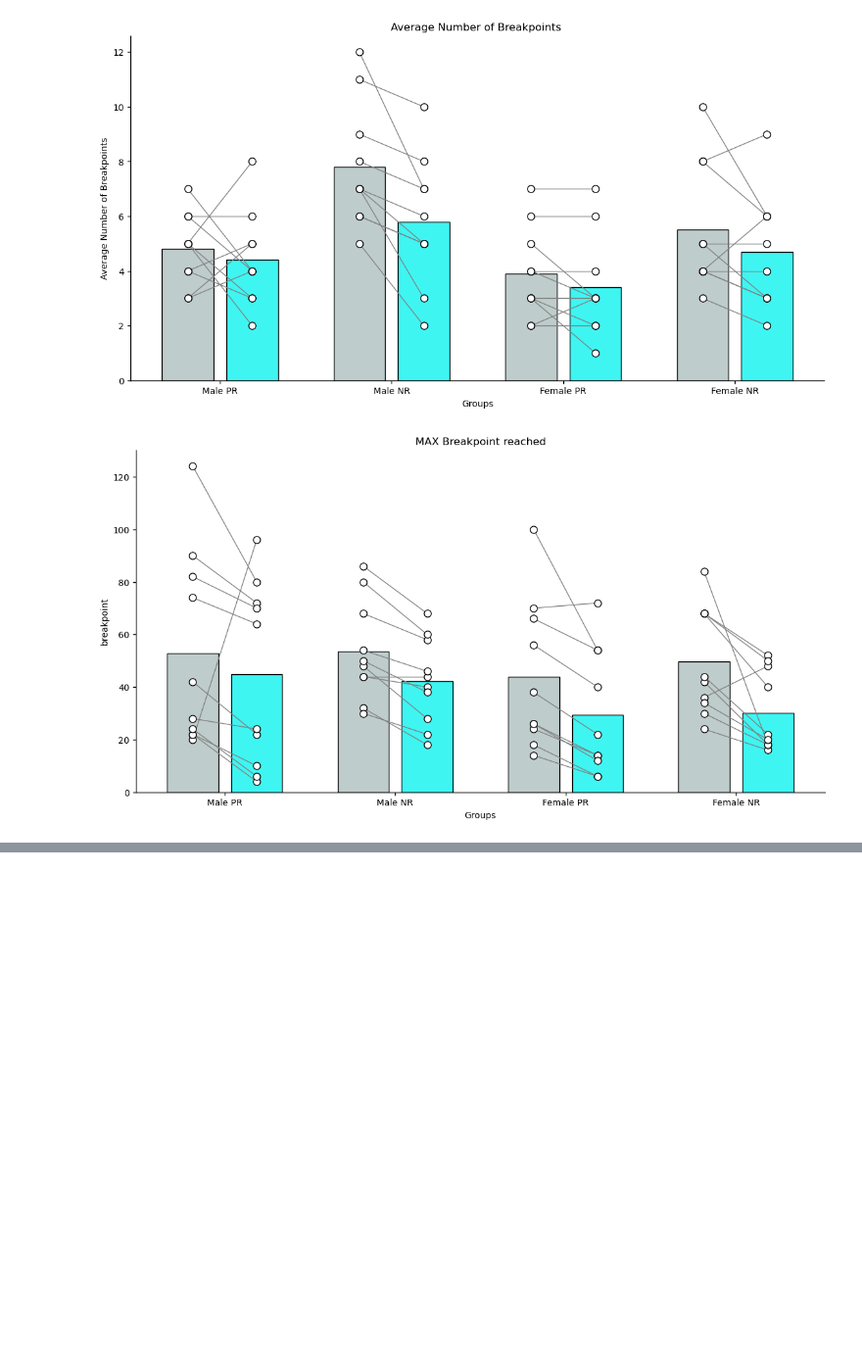
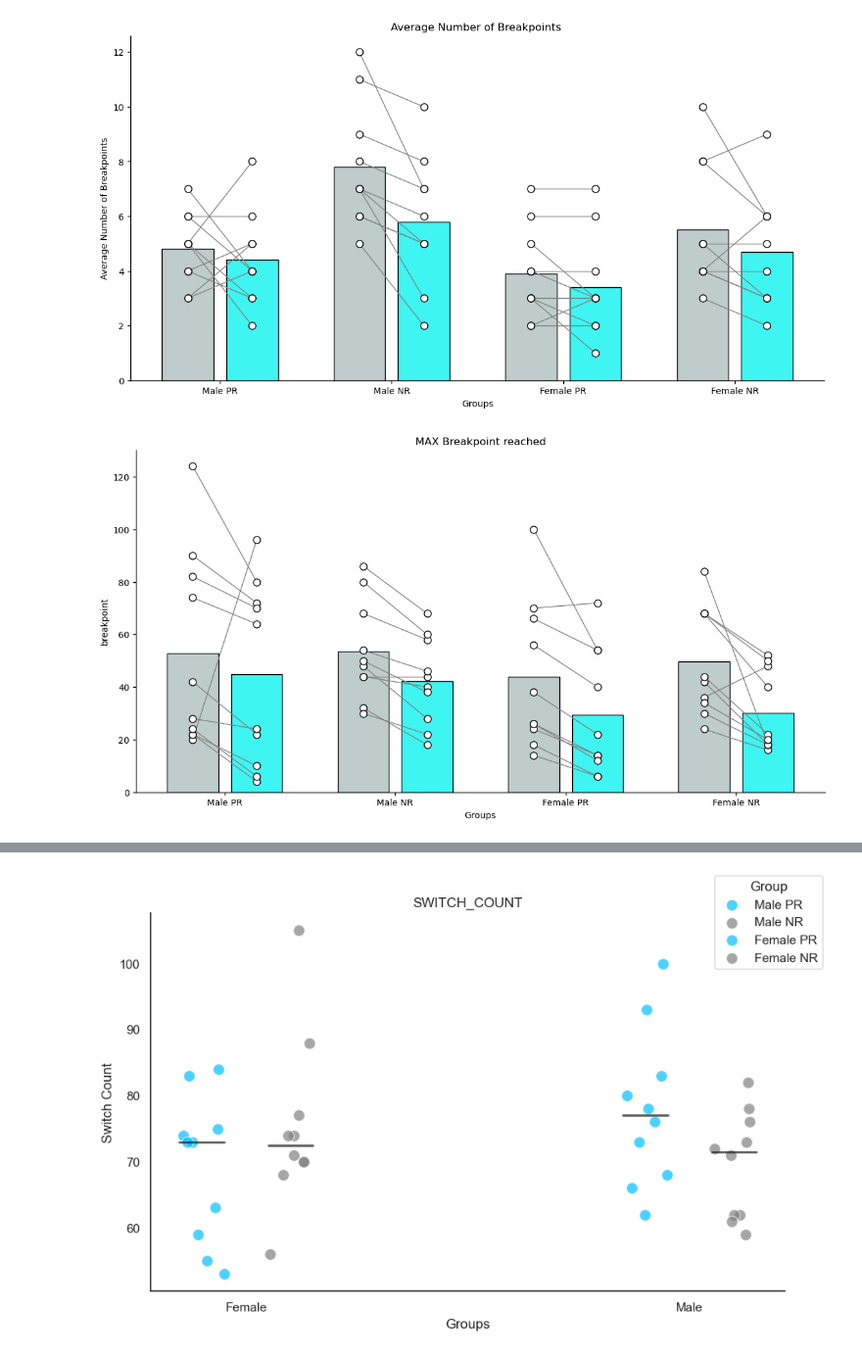
Before and after one commit to Htbibalan/FEDPROFERENCE, a Jupyter notebook: notebooks/FEDPROFERENCE_break_point.ipynb, the cells around one changed output, grey strips where cells are left out. Shown at 98% size. Saved outputs shown, nothing was run; the diff lists cells and outputs as text; code cells hidden in the pictures; blank space fills up the shorter version.

```diff
--- a/notebooks/FEDPROFERENCE_break_point.ipynb
+++ b/notebooks/FEDPROFERENCE_break_point.ipynb
@@ -833,0 +1347,70 @@ plt.show()
+# %%
+import pandas as pd
+import matplotlib.pyplot as plt
+import seaborn as sns
+import numpy as np
+
+# Load the data
+file_path = "../results/Choice_Session_4_SWITCH.csv"  # Update with the correct path if needed
+data = pd.read_csv(file_path)
+
+# Function to extract data for plotting
+def extract_data(sex, diet):
+    return data[(data['SEX'] == sex) & (data['DIET'] == diet)]['SWITCH_COUNT'].tolist()
+
+# Group data appropriately
+pellet_count_group_data = {
+    'Male PR': extract_data('M', 'PR'),
+    'Male NR': extract_data('M', 'NR'),
+    'Female PR': extract_data('F', 'PR'),
+    'Female NR': extract_data('F', 'NR')
+}
+
+# Define the color values
+colors = {'PR': 'deepskyblue', 'NR': 'grey'}
+sex_mapping = {'F': 0, 'M': 1}
+offset = {'PR': -0.1, 'NR': 0.1}
+diets = ['PR', 'NR']
+
+# Plotting scatter plots using seaborn and matplotlib
+sns.set(style="white")
+
+plt.figure(figsize=(10, 6))
+
+# Iterate through the groups and plot
+for i, (group, counts) in enumerate(pellet_count_group_data.items()):
+    sex, diet = group.split()
+    jitter = np.random.uniform(-0.05, 0.05, size=len(counts))  # Adding jitter for better dispersion
+    sns.scatterplot(
+        x=[sex_mapping[sex[0]] + offset[diet] + jitter[j] for j in range(len(counts))],
+        y=counts,
+        label=f'{sex} {diet}', s=100, alpha=0.7, color=colors[diet]
+    )
+
+# Add title and labels
+plt.title('SWITCH_COUNT')
+plt.xlabel('Groups')
+plt.ylabel('Switch Count')
+plt.xticks([0, 1], ['Female', 'Male'])
+
+# Customize legend
+plt.legend(title='Group', loc='upper right', frameon=True, borderaxespad=-3)
+
+# Calculate and plot median lines
+for group, counts in pellet_count_group_data.items():
+    sex, diet = group.split()
+    median_value = np.median(counts)
+    plt.plot(
+        [sex_mapping[sex[0]] + offset[diet] - 0.05, sex_mapping[sex[0]] + offset[diet] + 0.05],
+        [median_value, median_value], color='k', linewidth=2, alpha=0.7
+    )
+
+# Remove the background grid lines
+plt.grid(False)
+
+# Remove top and right spines
+sns.despine()
+
+plt.show()
+# %% [output]
+[figure, added]
```
Also changed, not shown: parts of 16 cells of this notebook, 5 other files.
